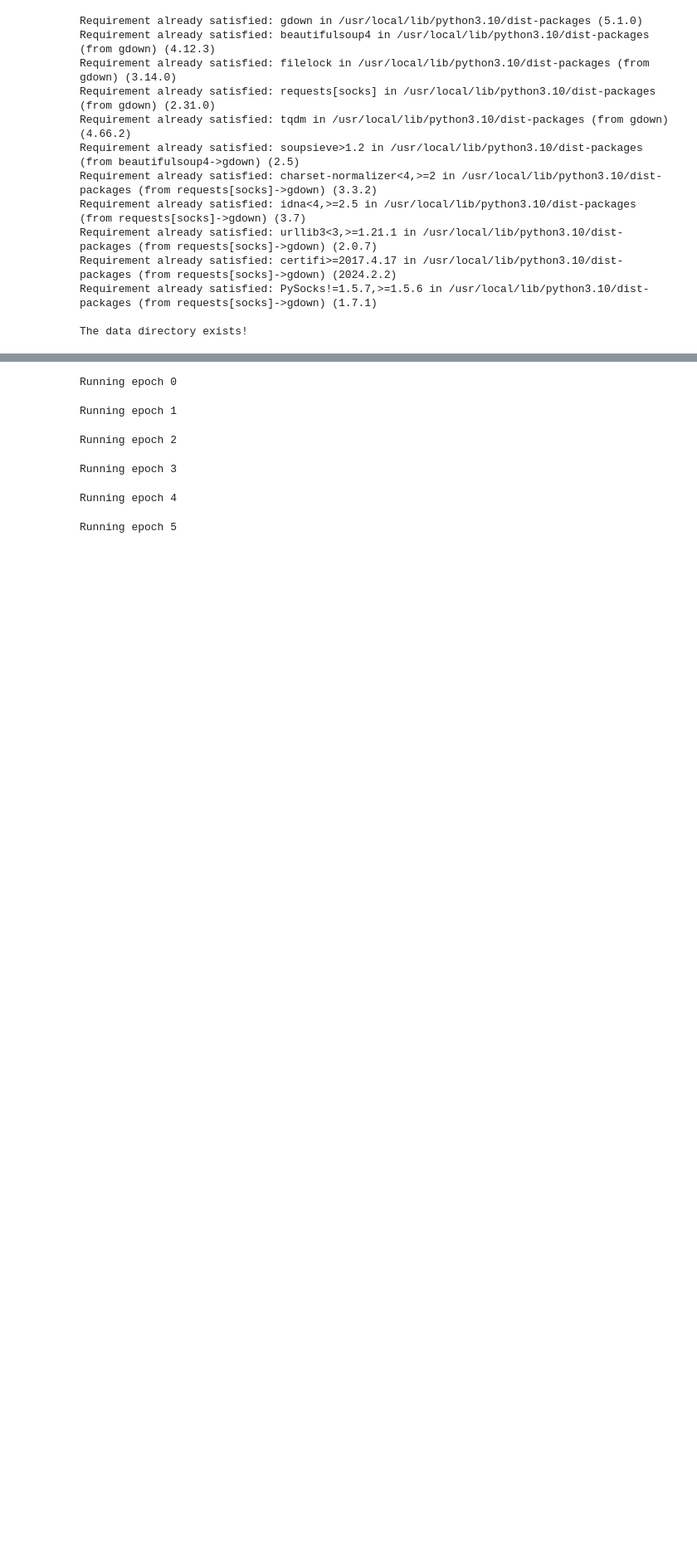
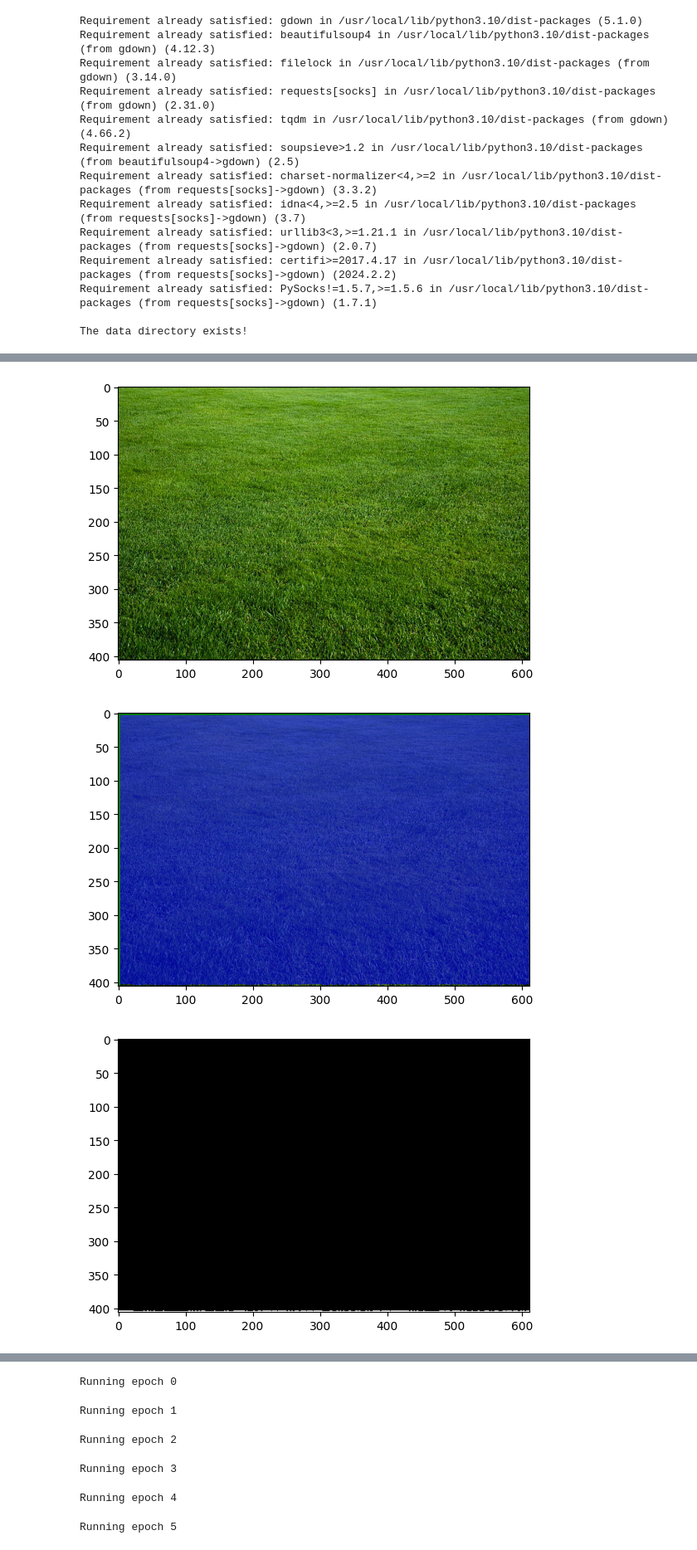
Before and after one commit to VinitraMk/UMass-CS670-Project, a Jupyter notebook: Index.ipynb, the cells around one changed output, grey strips where cells are left out. Shown at 83% size. Cells and saved outputs as stored; diff of their text form; code cells hidden in the pictures; blank space fills up the shorter version.

```diff
--- a/Index.ipynb
+++ b/Index.ipynb
@@ -110,3 +158,34 @@ print(config_params)
+# %%
+# sam mask for style image
+
+image_rgb = np.array(Image.open('./source-data/Textures/grass-field.jpg'))
+plt.imshow(image_rgb)
+plt.show()
+mask_predictor = SamPredictor(sam)
+mask_predictor.set_image(image_rgb)
+w, h, _ = image_rgb.shape
+#print(image_rgb.shape)
+
+# Predict mask with bounding box prompt
+bbox_prompt = np.array([0, 0, h, w])
+masks, scores, logits = mask_predictor.predict(
+box=bbox_prompt,
+multimask_output=False
+)
+
+
+# Plot the bounding box prompt and predicted mask
+plt.imshow(image_rgb)
+show_mask(masks[0], plt.gca())
+show_box(bbox_prompt, plt.gca())
+plt.show()
+
+plt.imshow(masks[0], cmap='binary')
+plt.show()
+# %% [output]
+[figure, added]
+[figure, added]
+[figure, added]
 # %%
 
 param_dict = {
```
Also changed, not shown: parts of 8 cells of this notebook, 6 other files.
